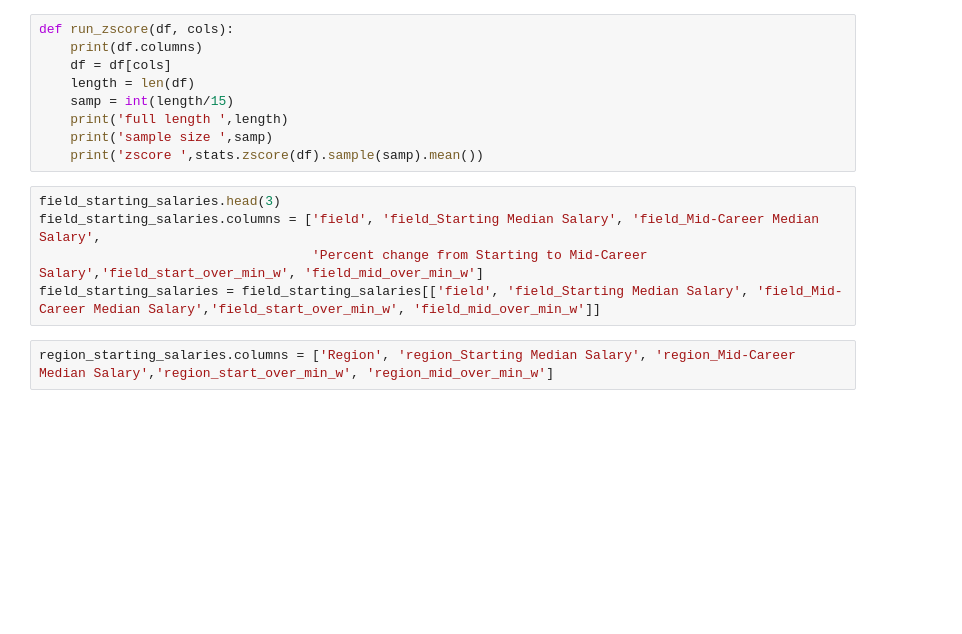
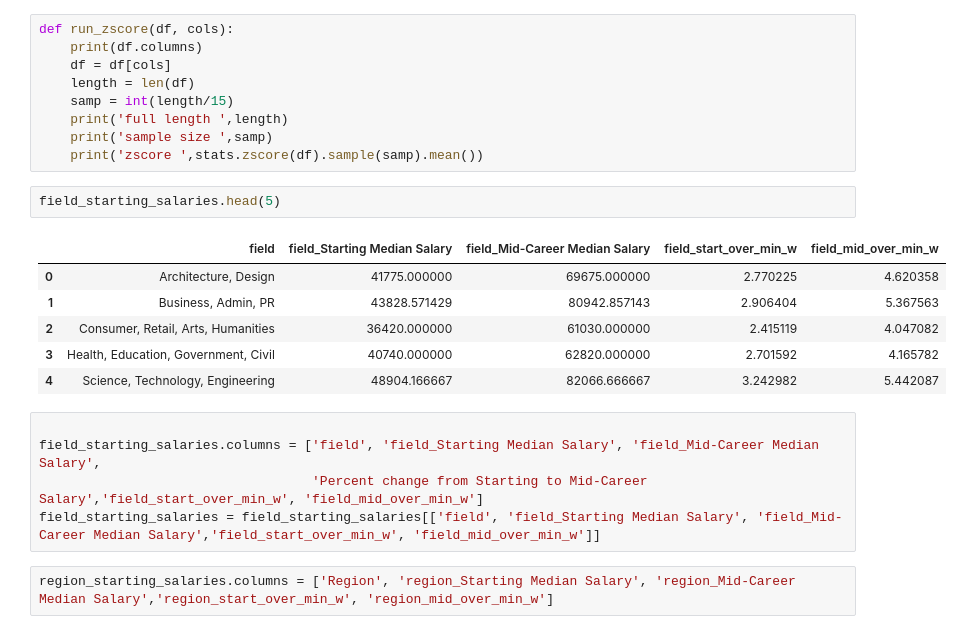
Before and after one commit to joshfgohunt/Capstone, a Jupyter notebook: 0.CapstoneNB.ipynb, the cells around one changed output. Drawn from its saved outputs; the diff is of its cells as text; blank space fills up the shorter version.

```diff
--- a/0.CapstoneNB.ipynb
+++ b/0.CapstoneNB.ipynb
@@ -42,8 +43,17 @@ def run_zscore(df, cols):
     print('full length ',length)
     print('sample size ',samp)
     print('zscore ',stats.zscore(df).sample(samp).mean())
+# %%
+field_starting_salaries.head(5)
+# %% [output]
+|  | field | field_Starting Median Salary | field_Mid-Career Median Salary | field_start_over_min_w | field_mid_over_min_w |
+| 0 | Architecture, Design | 41775.000000 | 69675.000000 | 2.770225 | 4.620358 |
+| 1 | Business, Admin, PR | 43828.571429 | 80942.857143 | 2.906404 | 5.367563 |
+| 2 | Consumer, Retail, Arts, Humanities | 36420.000000 | 61030.000000 | 2.415119 | 4.047082 |
+| 3 | Health, Education, Government, Civil | 40740.000000 | 62820.000000 | 2.701592 | 4.165782 |
+| 4 | Science, Technology, Engineering | 48904.166667 | 82066.666667 | 3.242982 | 5.442087 |
 # %%
-field_starting_salaries.head(3)
+
 field_starting_salaries.columns = ['field', 'field_Starting Median Salary', 'field_Mid-Career Median Salary',
                                    'Percent change from Starting to Mid-Career Salary','field_start_over_min_w', 'field_mid_over_min_w']
 field_starting_salaries = field_starting_salaries[['field', 'field_Starting Median Salary', 'field_Mid-Career Median Salary','field_start_over_min_w', 'field_mid_over_min_w']]
```
Also changed, not shown: parts of 9 cells of this notebook, 1 other file.
